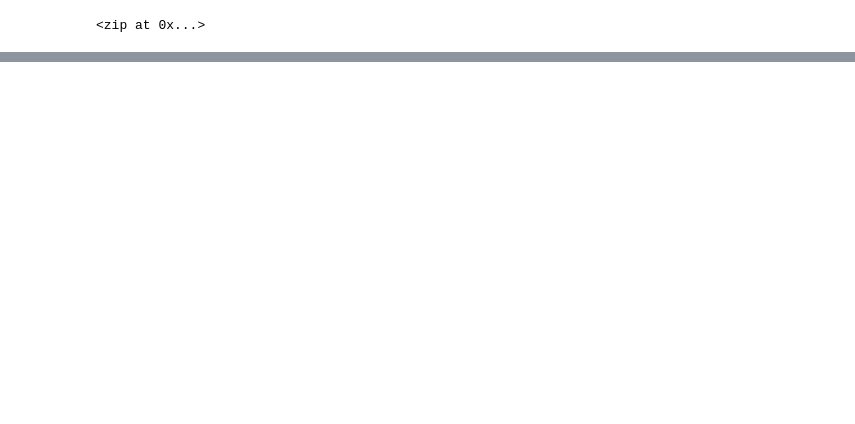
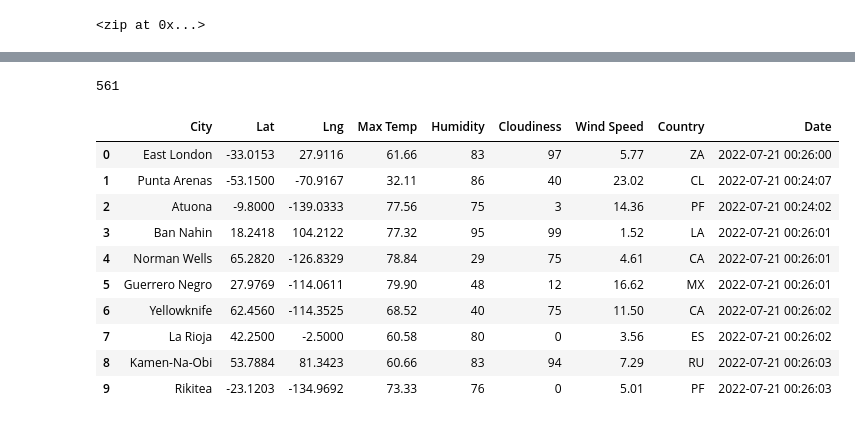
Before and after one commit to kkoehn8/World_Weather_Analysis, a Jupyter notebook: WeatherPy.ipynb, the cells around one changed output, grey strips where cells are left out. Cells and saved outputs as stored; diff of their text form; code cells hidden in the pictures; blank space fills up the shorter version.

```diff
--- a/WeatherPy.ipynb
+++ b/WeatherPy.ipynb
@@ -54,0 +61,3 @@ len(cities)
+# %%
+# Starting URL for Weather Map API Call.
+url = "http://api.openweathermap.org/data/2.5/weather?units=Imperial&APPID=" + weather_api_key
@@ -54,0 +148,20 @@ len(cities)
+# %%
+len(city_data)
+# %% [output]
+561
+# %%
+# Convert the array of dictionaries to a Pandas DataFrame.
+city_data_df = pd.DataFrame(city_data)
+city_data_df.head(10)
+# %% [output]
+|  | City | Lat | Lng | Max Temp | Humidity | Cloudiness | Wind Speed | Country | Date |
+| 0 | East London | -33.0153 | 27.9116 | 61.66 | 83 | 97 | 5.77 | ZA | 2022-07-21 00:26:00 |
+| 1 | Punta Arenas | -53.1500 | -70.9167 | 32.11 | 86 | 40 | 23.02 | CL | 2022-07-21 00:24:07 |
+| 2 | Atuona | -9.8000 | -139.0333 | 77.56 | 75 | 3 | 14.36 | PF | 2022-07-21 00:24:02 |
+| 3 | Ban Nahin | 18.2418 | 104.2122 | 77.32 | 95 | 99 | 1.52 | LA | 2022-07-21 00:26:01 |
+| 4 | Norman Wells | 65.2820 | -126.8329 | 78.84 | 29 | 75 | 4.61 | CA | 2022-07-21 00:26:01 |
+| 5 | Guerrero Negro | 27.9769 | -114.0611 | 79.90 | 48 | 12 | 16.62 | MX | 2022-07-21 00:26:01 |
+| 6 | Yellowknife | 62.4560 | -114.3525 | 68.52 | 40 | 75 | 11.50 | CA | 2022-07-21 00:26:02 |
+| 7 | La Rioja | 42.2500 | -2.5000 | 60.58 | 80 | 0 | 3.56 | ES | 2022-07-21 00:26:02 |
+| 8 | Kamen-Na-Obi | 53.7884 | 81.3423 | 60.66 | 83 | 94 | 7.29 | RU | 2022-07-21 00:26:03 |
+| 9 | Rikitea | -23.1203 | -134.9692 | 73.33 | 76 | 0 | 5.01 | PF | 2022-07-21 00:26:03 |
```
Also changed, not shown: parts of 8 cells of this notebook, 1 other file.
